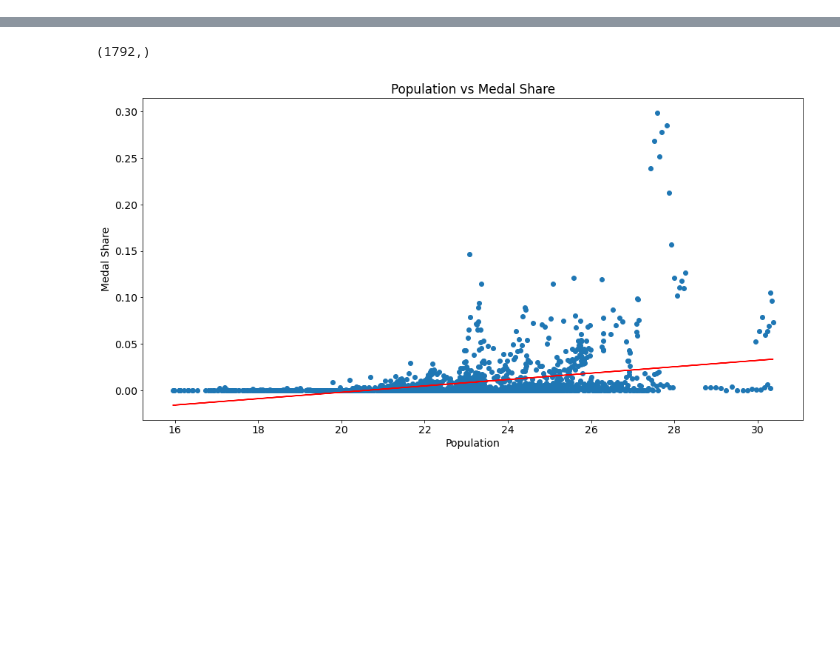
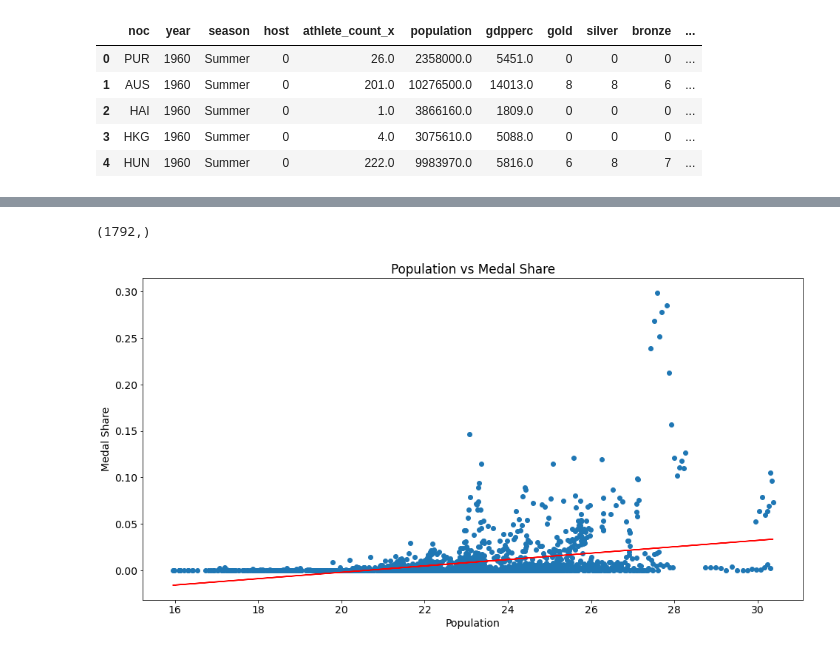
Before and after one commit to olympics2022/olympic_medal_analysis, a Jupyter notebook: Analysis/summer_lr_analysis.ipynb, the cells around one changed output, grey strips where cells are left out. Cells and saved outputs as stored; diff of their text form; code cells hidden in the pictures; blank space fills up the shorter version.

```diff
--- a/Analysis/summer_lr_analysis.ipynb
+++ b/Analysis/summer_lr_analysis.ipynb
@@ -14,2 +24,13 @@ plt.rc("font", size=14)
+# %%
+olympic_df = pd.read_sql_query('select * from x_medal_share',con=engine)
+
+olympic_df.head()
+# %% [output]
+|  | noc | year | season | host | athlete_count_x | population | gdpperc | gold | silver | bronze | ... |
+| 0 | PUR | 1960 | Summer | 0 | 26.0 | 2358000.0 | 5451.0 | 0 | 0 | 0 | ... |
+| 1 | AUS | 1960 | Summer | 0 | 201.0 | 10276500.0 | 14013.0 | 8 | 8 | 6 | ... |
+| 2 | HAI | 1960 | Summer | 0 | 1.0 | 3866160.0 | 1809.0 | 0 | 0 | 0 | ... |
+| 3 | HKG | 1960 | Summer | 0 | 4.0 | 3075610.0 | 5088.0 | 0 | 0 | 0 | ... |
+| 4 | HUN | 1960 | Summer | 0 | 222.0 | 9983970.0 | 5816.0 | 6 | 8 | 7 | ... |
 # %%
 # Load the dataset
```
Also changed, not shown: parts of 10 cells of this notebook, 7 other files.
